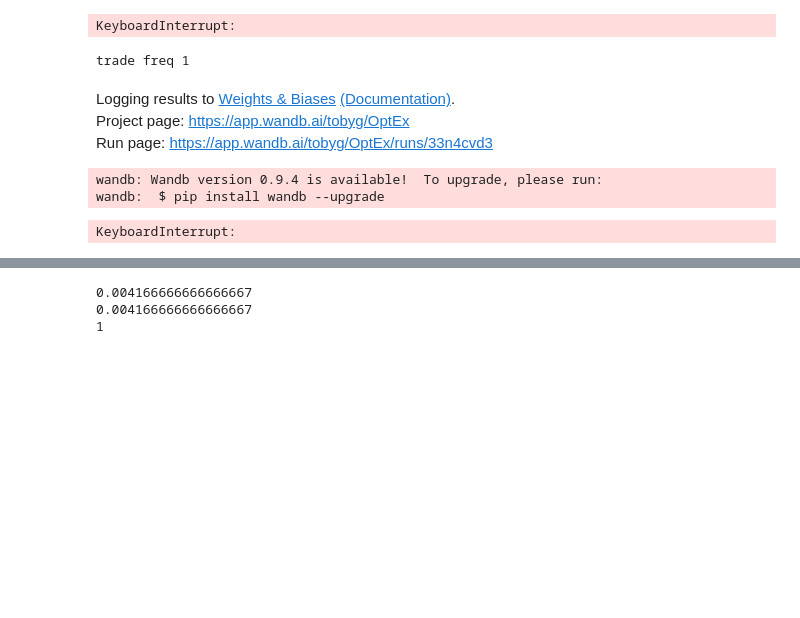
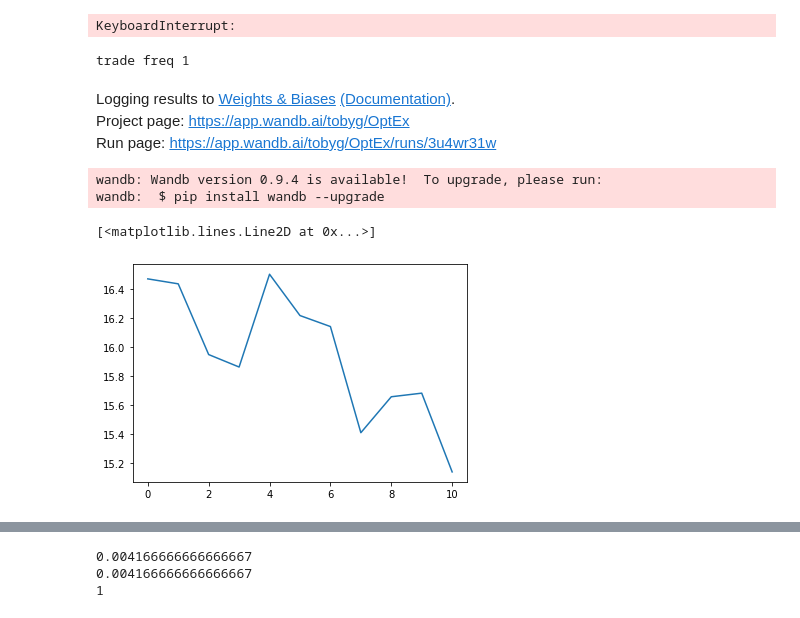
Before and after one commit to Geofffff/OptimalExecution, a Jupyter notebook: thesis_dev.ipynb, the cells around one changed output, grey strips where cells are left out. Drawn from its saved outputs; the diff is of its cells as text; code cells hidden in the pictures; blank space fills up the shorter version.

```diff
--- a/thesis_dev.ipynb
+++ b/thesis_dev.ipynb
@@ -108,42 +108,50 @@ Project page: https://app.wandb.ai/tobyg/OptEx
 Run page: https://app.wandb.ai/tobyg/OptEx/runs/1jcbjieb
 KeyboardInterrupt:
 # %%
+from imp import reload
 import library.agents.distAgentsWIP2, library.simulations2, library.agents.baseAgents, library.market_modelsM, library.agents.valueAgents
-
-lr = 0.00025 # 0.00015
-ucbc = 80
-th = 3
+reload(library.agents.valueAgents)
+lr = 0.0001
+ucbc = 150
+th = 4
 tl = 50
-N = 51
+N = 200
 
 params = {
     "terminal" : 1,
     "num_trades" : 10,
-    "position" : 1,
+    "position" : 10,
     "batch_size" : 32,
-    "action_values" : [0.5,0.6,0.7,0.8,0.9,1,1.1,1.2,1.3,1.4,1.5]
+    "action_values" : [0.5,0.75,1,1.25,1.5,2]
                         # [0.001,0.005,0.01,0.015,0.02,0.03,0.05,0.075,0.1,0.15,0.2,0.25,0.3,0.35]
 }
 state_size = 2
-harry = library.agents.distAgentsWIP2.QRAgent(state_size, params["action_values"], "Sim QR LK",C=tl,N=N, alternative_target = True,UCB=True,UCBc = ucbc,tree_horizon = th,n_hist_data=0,n_hist_inputs=0,orderbook =False)#,market_data_size=n_hist_prices)
-alice = library.agents.valueAgents.DDQNAgent(state_size, len(params["action_values"]), "Sim DDQN LK",C=tl, alternative_target = True,tree_horizon=th)
+harry1 = library.agents.distAgentsWIP2.QRAgent(state_size, params["action_values"], "Sim QR LK VSlr",C=tl,N=N, alternative_target = True,UCB=True,UCBc = ucbc,tree_horizon = th,n_hist_data=0,n_hist_inputs=0,orderbook =False)#,market_data_size=n_hist_prices)
+alice = library.agents.valueAgents.DDQNAgent(state_size, len(params["action_values"]), "Sim DDQN LK Slr",C=tl, alternative_target = True,tree_horizon=th)
 tim = library.agents.baseAgents.TWAPAgent(5,"TWAP",21)
-agent = harry
+agent = alice
 #agent.learning_rate = lr
 
 
 simple_stock = library.market_modelsM.bs_stock(1,0,0.0005,n_steps = 10) # No drift, 0.0005 vol
 simple_market = library.market_modelsM.market(simple_stock)
-simple_market.k = 0.02
-simple_market.b = 0.001
+simple_market.k = 0.00186 # 0.02
+simple_market.b = 0.0005 # 0.01
 
-my_simulator = library.simulations2.simulator(simple_market,agent,params,test_name = "SimulatedResults",orderbook = False)
+my_simulator = library.simulations2.simulator(simple_market,agent,params,test_name = "DDQNTesting",orderbook = False)
 my_simulator.train(100000,epsilon_decay =0.9999)
 # %% [output]
 trade freq 1
 Logging results to Weights & Biases (Documentation).
 Project page: https://app.wandb.ai/tobyg/OptEx
-Run page: https://app.wandb.ai/tobyg/OptEx/runs/33n4cvd3
+Run page: https://app.wandb.ai/tobyg/OptEx/runs/3u4wr31w
 wandb: Wandb version 0.9.4 is available!  To upgrade, please run:
 wandb:  $ pip install wandb --upgrade
-KeyboardInterrupt:
+# %%
+import numpy as np
+from matplotlib import pyplot as plt
+
+plt.plot(alice.predict(np.array([[0,0]]))[0])
+# %% [output]
+[<matplotlib.lines.Line2D at 0x...>]
+[figure, added]
```
Also changed, not shown: parts of 3 cells of this notebook, 6 other files.
